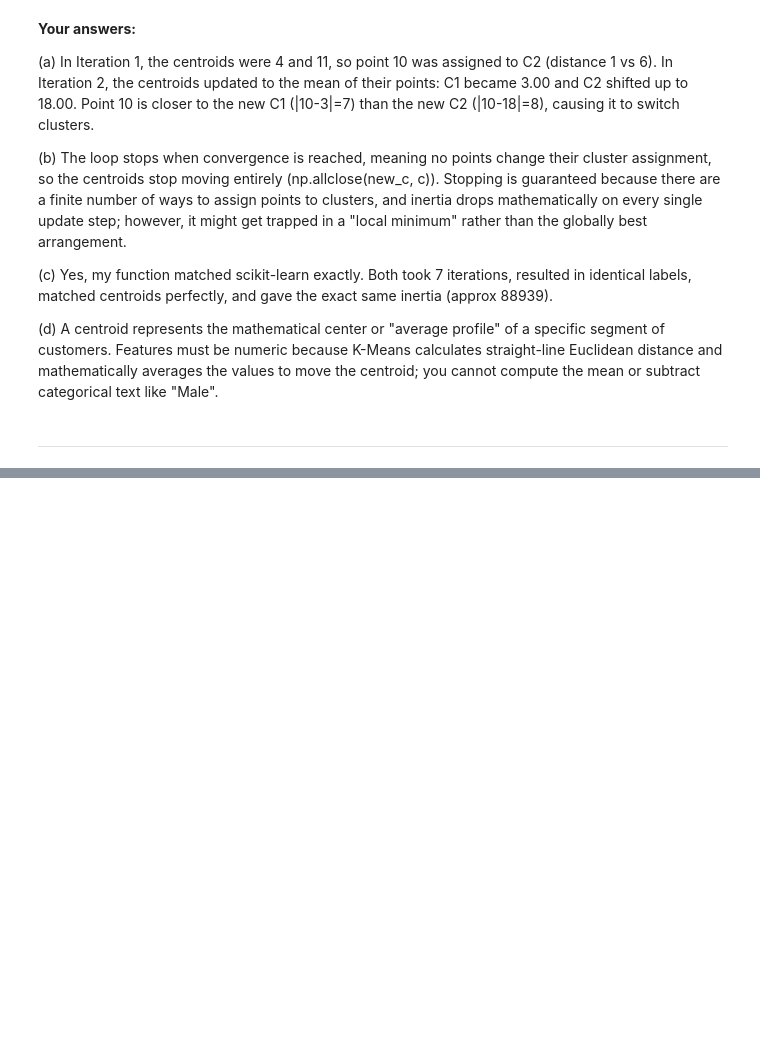
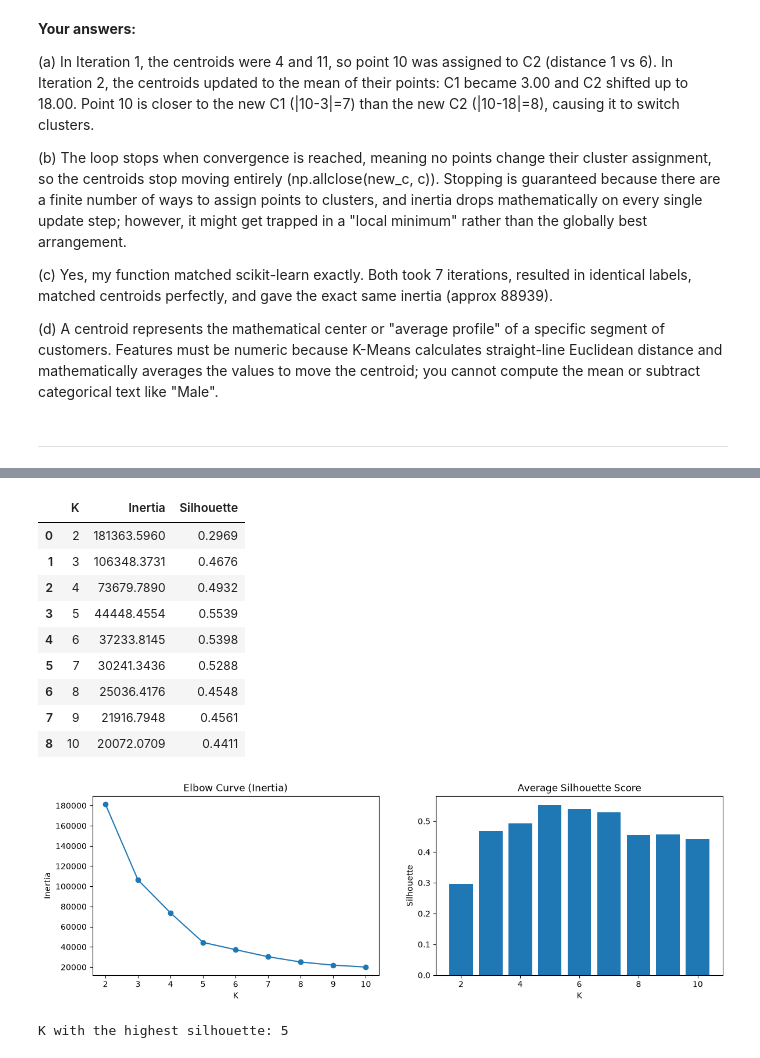
Before and after one commit to bahadurmalik82/customer-segmentation-kmeans, a Jupyter notebook: KMeans_Clustering.ipynb, the cells around one changed output, grey strips where cells are left out. Drawn from its saved outputs; the diff is of its cells as text; code cells hidden in the pictures; blank space fills up the shorter version.

```diff
--- a/KMeans_Clustering.ipynb
+++ b/KMeans_Clustering.ipynb
@@ -351,0 +374,41 @@ Centroids match: True
+# %%
+X2 = df[['Income', 'Spending']].values
+
+results = []
+for k in range(2, 11):
+    km = KMeans(n_clusters=k, n_init=10, random_state=SEED)
+    labels = km.fit_predict(X2)
+    inertia = km.inertia_
+    sil = silhouette_score(X2, labels)
+    results.append({'K': k, 'Inertia': inertia, 'Silhouette': sil})
+
+df_k = pd.DataFrame(results)
+display(df_k.round(4))
+
+fig, axes = plt.subplots(1, 2, figsize=(14, 4))
+axes[0].plot(df_k['K'], df_k['Inertia'], marker='o')
+axes[0].set_title('Elbow Curve (Inertia)')
+axes[0].set_xlabel('K')
+axes[0].set_ylabel('Inertia')
+
+axes[1].bar(df_k['K'], df_k['Silhouette'])
+axes[1].set_title('Average Silhouette Score')
+axes[1].set_xlabel('K')
+axes[1].set_ylabel('Silhouette')
+plt.show()
+
+best_k = df_k.loc[df_k['Silhouette'].idxmax(), 'K']
+print(f"K with the highest silhouette: {best_k}")
+# %% [output]
+|  | K | Inertia | Silhouette |
+| 0 | 2 | 181363.5960 | 0.2969 |
+| 1 | 3 | 106348.3731 | 0.4676 |
+| 2 | 4 | 73679.7890 | 0.4932 |
+| 3 | 5 | 44448.4554 | 0.5539 |
+| 4 | 6 | 37233.8145 | 0.5398 |
+| 5 | 7 | 30241.3436 | 0.5288 |
+| 6 | 8 | 25036.4176 | 0.4548 |
+| 7 | 9 | 21916.7948 | 0.4561 |
+| 8 | 10 | 20072.0709 | 0.4411 |
+[figure, added]
+K with the highest silhouette: 5
```
Also changed, not shown: parts of 9 cells of this notebook.
